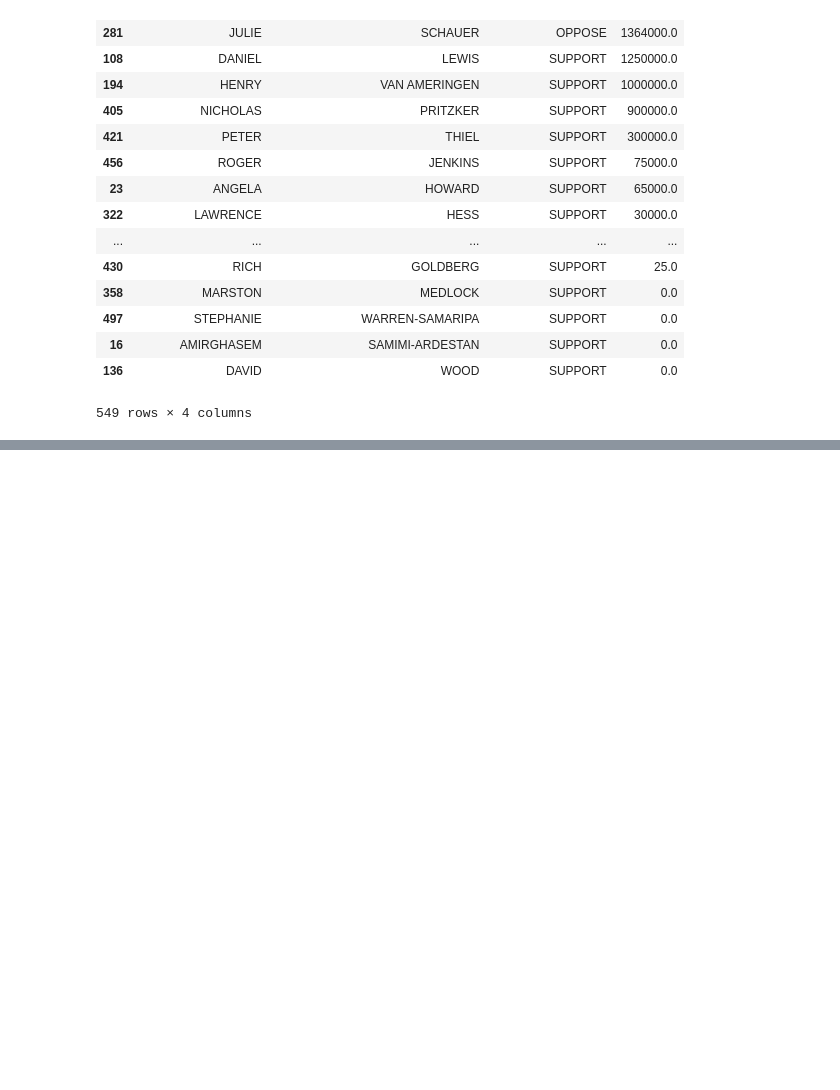
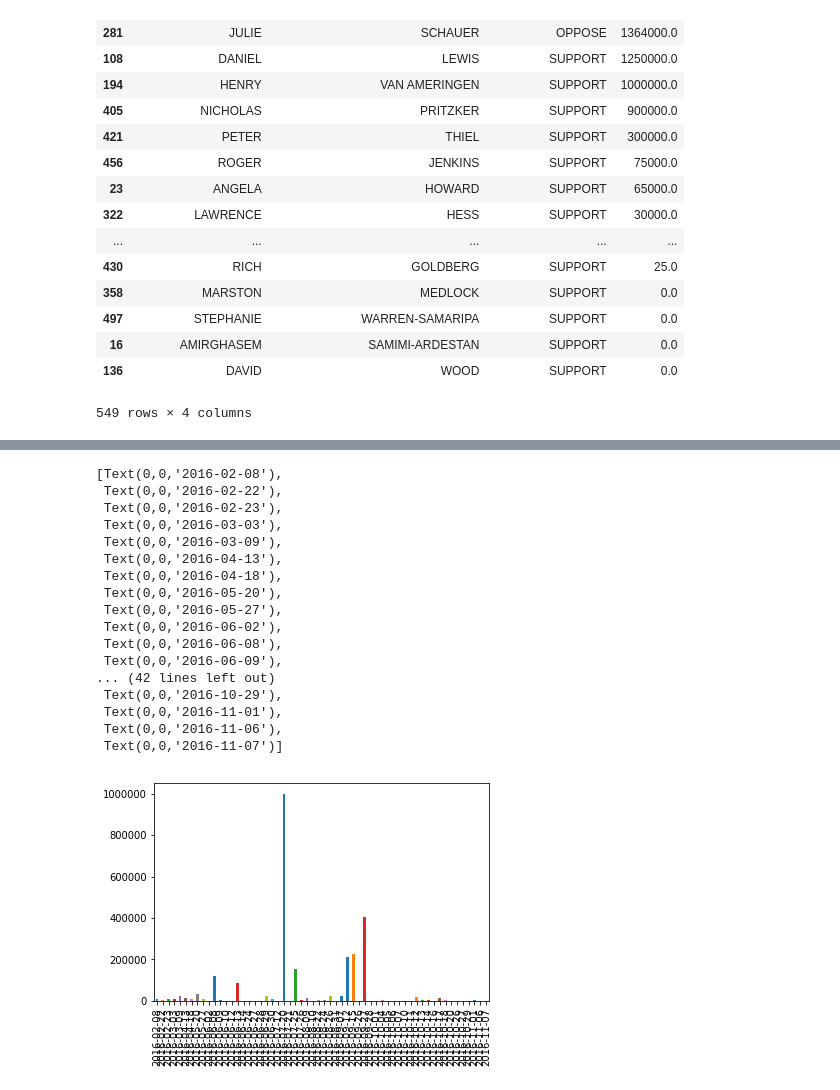
Before and after one commit to dkahn293/first-python-notebook, a Jupyter notebook: my-first-notebook.ipynb, the cells around one changed output, grey strips where cells are left out. Cells and saved outputs as stored; diff of their text form; code cells hidden in the pictures; blank space fills up the shorter version.

```diff
--- a/my-first-notebook.ipynb
+++ b/my-first-notebook.ipynb
@@ -313,0 +339,4 @@ merged.groupby(["contributor_firstname", "contributor_lastname", "committee_posi
+# %%
+opposed_dates = oppose.groupby(
+    "date_received"
+).amount.sum().reset_index()
@@ -313,0 +384,22 @@ merged.groupby(["contributor_firstname", "contributor_lastname", "committee_posi
+# %%
+chart = opposed_dates.amount.plot.bar()
+chart.set_xticklabels(opposed_dates.date_received)
+# %% [output]
+[Text(0,0,'2016-02-08'),
+ Text(0,0,'2016-02-22'),
+ Text(0,0,'2016-02-23'),
+ Text(0,0,'2016-03-03'),
+ Text(0,0,'2016-03-09'),
+ Text(0,0,'2016-04-13'),
+ Text(0,0,'2016-04-18'),
+ Text(0,0,'2016-05-20'),
+ Text(0,0,'2016-05-27'),
+ Text(0,0,'2016-06-02'),
+ Text(0,0,'2016-06-08'),
+ Text(0,0,'2016-06-09'),
+... (42 lines left out)
+ Text(0,0,'2016-10-29'),
+ Text(0,0,'2016-11-01'),
+ Text(0,0,'2016-11-06'),
+ Text(0,0,'2016-11-07')]
+[figure, added]
```
Also changed, not shown: parts of 14 cells of this notebook.
